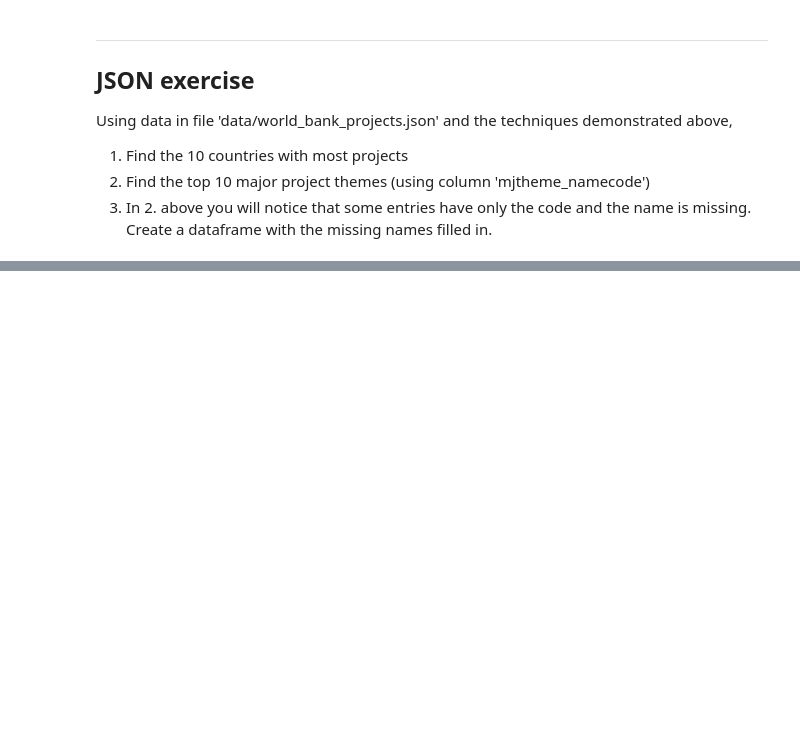
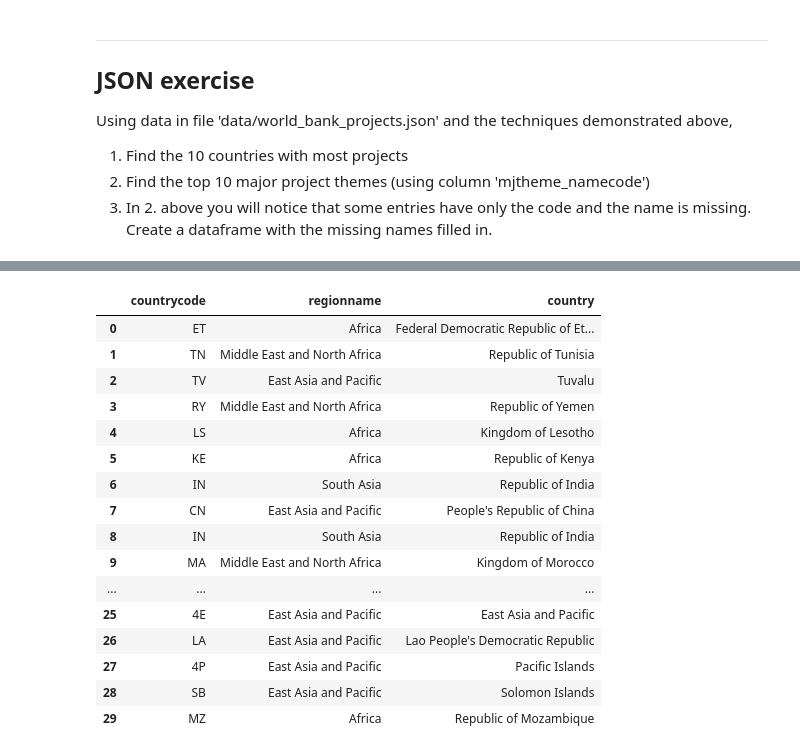
Before and after one commit to springboard-curriculum/mec-mini-projects, a Jupyter notebook: mec-5.4.4-json-data-wrangling-mini-project/Mini_Project_Wrangling_Json_Exercise.ipynb, the cells around one changed output, grey strips where cells are left out. Cells and saved outputs as stored; diff of their text form; code cells hidden in the pictures; blank space fills up the shorter version.

```diff
--- a/mec-5.4.4-json-data-wrangling-mini-project/Mini_Project_Wrangling_Json_Exercise.ipynb
+++ b/mec-5.4.4-json-data-wrangling-mini-project/Mini_Project_Wrangling_Json_Exercise.ipynb
@@ -100,0 +110,3 @@ Using data in file 'data/world_bank_projects.json' and the techniques demonstrat
+# %%
+json_df = pd.read_json('data/world_bank_projects.json')
+json_df.head()
@@ -100,0 +135,30 @@ Using data in file 'data/world_bank_projects.json' and the techniques demonstrat
+# %%
+country = json_df['country_namecode']
+#position = country.str.find('!')
+#print(position)
+
+clean_country = country.str[:-5]
+clean_country
+
+country_df = pd.DataFrame(json_df[['countrycode', 'regionname', 'country_namecode']])
+country_df['country'] = clean_country
+country_df.drop('country_namecode', axis=1, inplace=True)
+country_df.head(30)
+# %% [output]
+|  | countrycode | regionname | country |
+| 0 | ET | Africa | Federal Democratic Republic of Et... |
+| 1 | TN | Middle East and North Africa | Republic of Tunisia |
+| 2 | TV | East Asia and Pacific | Tuvalu |
+| 3 | RY | Middle East and North Africa | Republic of Yemen |
+| 4 | LS | Africa | Kingdom of Lesotho |
+| 5 | KE | Africa | Republic of Kenya |
+| 6 | IN | South Asia | Republic of India |
+| 7 | CN | East Asia and Pacific | People's Republic of China |
+| 8 | IN | South Asia | Republic of India |
+| 9 | MA | Middle East and North Africa | Kingdom of Morocco |
+| ... | ... | ... | ... |
+| 25 | 4E | East Asia and Pacific | East Asia and Pacific |
+| 26 | LA | East Asia and Pacific | Lao People's Democratic Republic |
+| 27 | 4P | East Asia and Pacific | Pacific Islands |
+| 28 | SB | East Asia and Pacific | Solomon Islands |
+| 29 | MZ | Africa | Republic of Mozambique |
```
Also changed, not shown: parts of 14 cells of this notebook.
